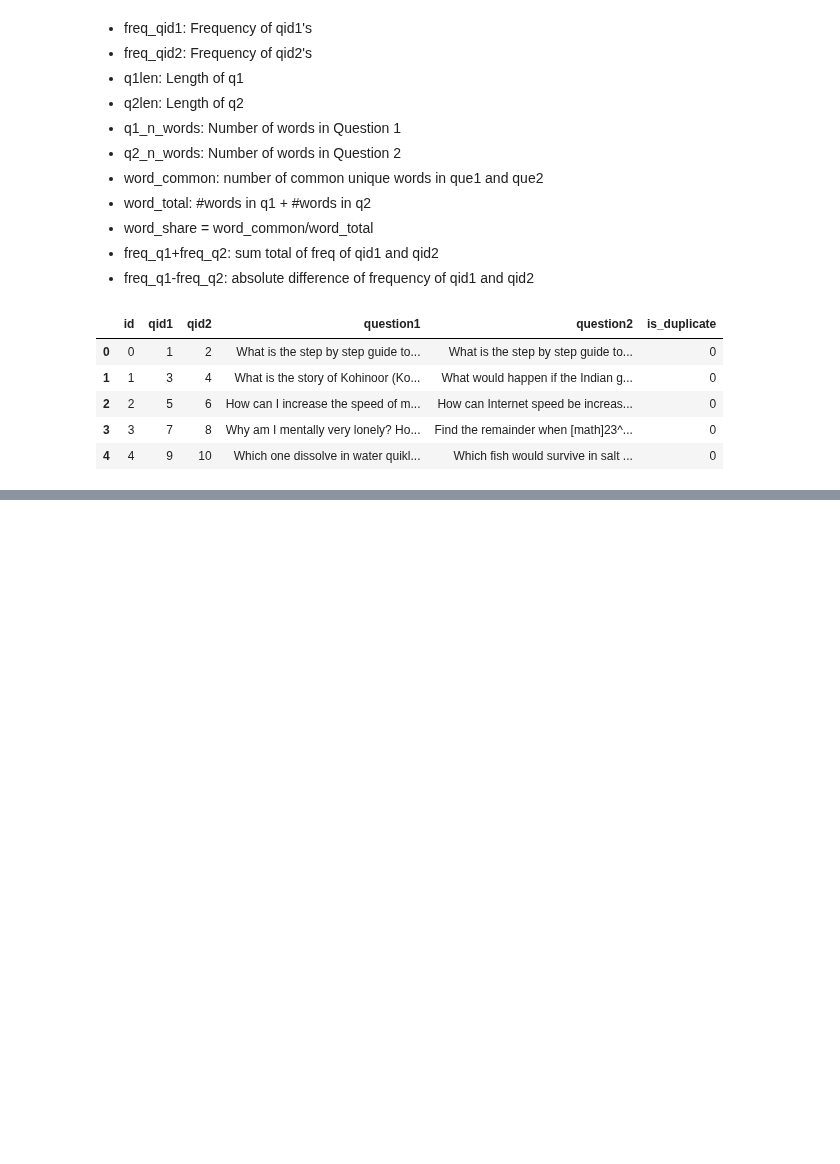
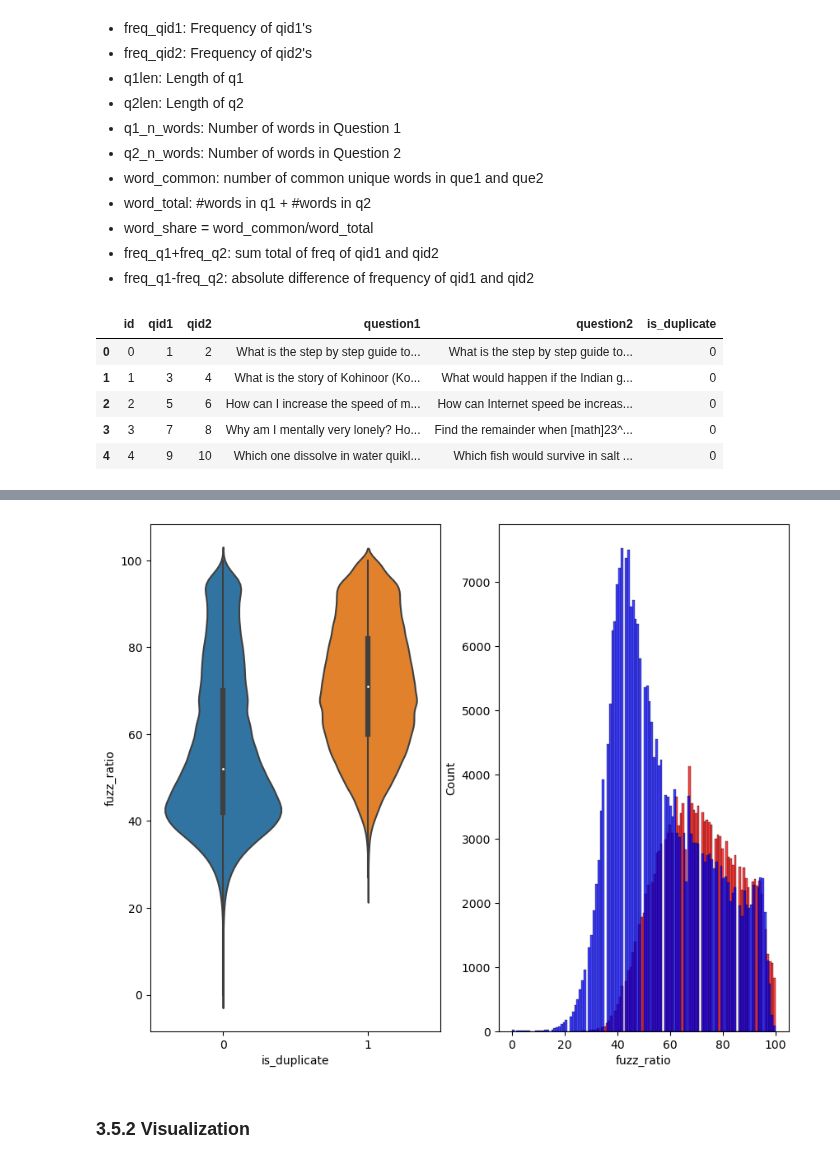
Before and after one commit to anandmukul1701/Data_Science, a Jupyter notebook: Applied AI/M6 - Case Studies/Quora Question Pair Similarity/Quora Question Pair Similarity.ipynb, the cells around one changed output, grey strips where cells are left out. Drawn from its saved outputs; the diff is of its cells as text; code cells hidden in the pictures; blank space fills up the shorter version.

```diff
--- a/Applied AI/M6 - Case Studies/Quora Question Pair Similarity/Quora Question Pair Similarity.ipynb
+++ b/Applied AI/M6 - Case Studies/Quora Question Pair Similarity/Quora Question Pair Similarity.ipynb
@@ -714,0 +617,15 @@ plt.show()
+# %%
+# Distribution of the token_sort_ratio
+plt.figure(figsize=(10,8))
+
+plt.subplot(1,2,1)
+sns.violinplot(x='is_duplicate', y='fuzz_ratio', data=df[0:])
+
+plt.subplot(1,2,2)
+sns.histplot(df[df['is_duplicate']==1]['fuzz_ratio'][0:], label='1', color='red')
+sns.histplot(df[df['is_duplicate']==0]['fuzz_ratio'][0:], label='0', color='blue')
+plt.show()
+# %% [output]
+[figure, added]
+# %% [markdown]
+<h3>3.5.2 Visualization </h3>
```
Also changed, not shown: parts of 82 cells of this notebook, 2 other files.
